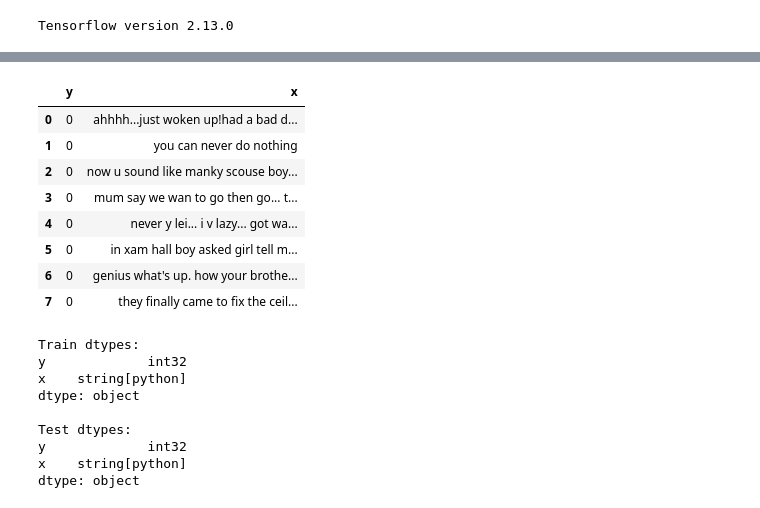
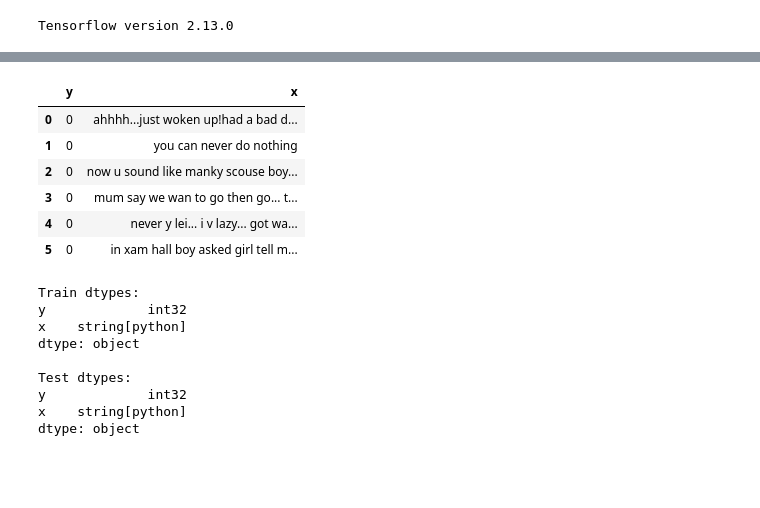
Before and after one commit to MatiasCarbone/FCC-machinelearning, a Jupyter notebook: lstm_sms_spam_classification.ipynb, the cells around one changed output, grey strips where cells are left out. Cells and saved outputs as stored; diff of their text form; code cells hidden in the pictures; blank space fills up the shorter version.

```diff
--- a/lstm_sms_spam_classification.ipynb
+++ b/lstm_sms_spam_classification.ipynb
@@ -34,17 +34,15 @@ test_data.y.replace(['ham', 'spam'], ['0', '1'], inplace=True)
 os.remove(train_file_path)
 os.remove(test_file_path)
 # %%
-train_data.head(8)
+train_data.head(6)
 # %% [output]
 |  | y | x |
 | 0 | 0 | ahhhh...just woken up!had a bad d... |
 | 1 | 0 | you can never do nothing |
 | 2 | 0 | now u sound like manky scouse boy... |
 | 3 | 0 | mum say we wan to go then go... t... |
 | 4 | 0 | never y lei... i v lazy... got wa... |
 | 5 | 0 | in xam hall boy asked girl tell m... |
-| 6 | 0 | genius what's up. how your brothe... |
-| 7 | 0 | they finally came to fix the ceil... |
 # %%
 train_data = train_data.astype({'y': 'int32', 'x': 'string'})
 test_data = test_data.astype({'y': 'int32', 'x': 'string'})
```
Also changed, not shown: parts of 6 cells of this notebook.
